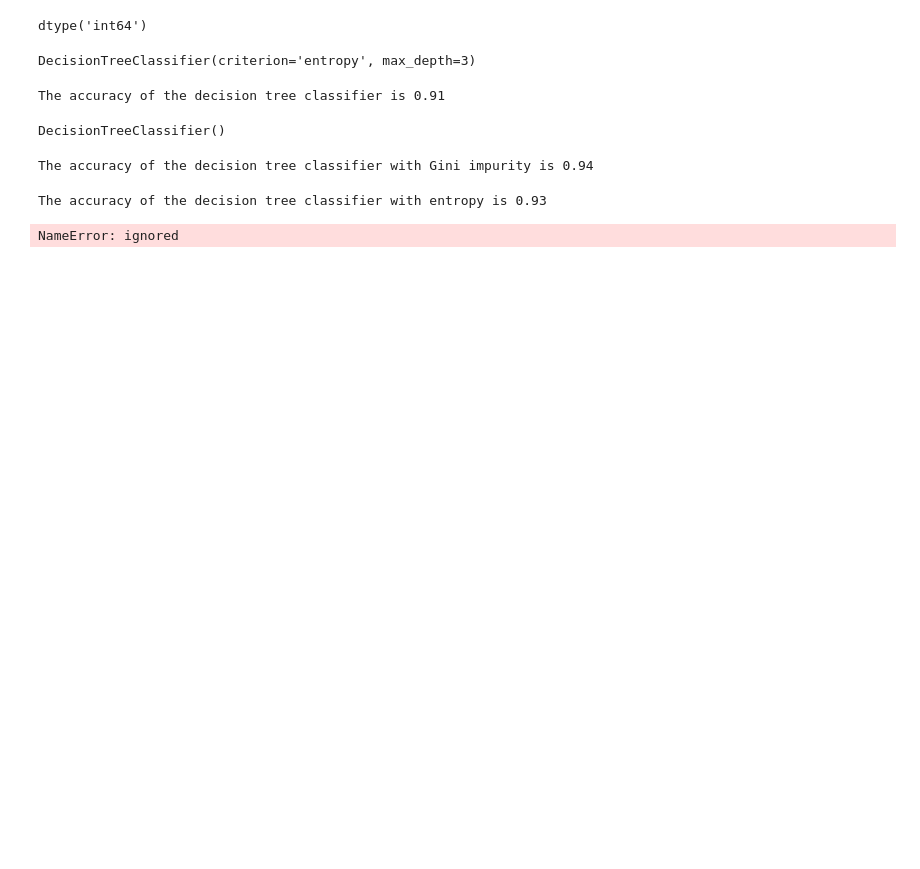
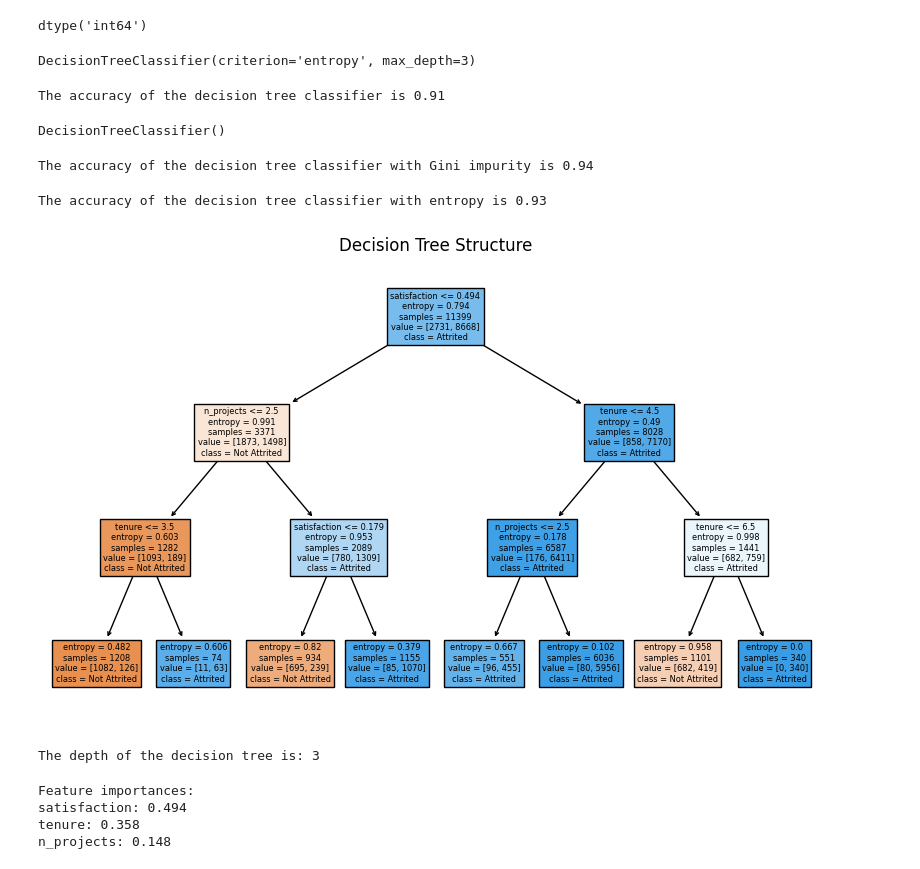
Before and after one commit to sanjayi2000/MachineLearning, a Jupyter notebook: 2348552_Lab7.ipynb, the cells around one changed output. Saved outputs shown, nothing was run; the diff lists cells and outputs as text; code cells hidden in the pictures; blank space fills up the shorter version.

```diff
--- a/2348552_Lab7.ipynb
+++ b/2348552_Lab7.ipynb
@@ -181,9 +181,28 @@ print(f"The accuracy of the decision tree classifier with entropy is {acc_entrop
 # %% [output]
 The accuracy of the decision tree classifier with entropy is 0.93
 # %%
-fr.figure(figsize=(10, 6))
-tree.plot_tree(clf, feature_names=X.columns, class_names=["Not Attrited", "Attrited"], filled=True)
-plt.title("Dom sklearn import tree pltecision Tree Structure")
+plt.figure(figsize=(10, 6))
+plot_tree(clf, feature_names=X.columns, class_names=["Not Attrited", "Attrited"], filled=True)
+plt.title("Decision Tree Structure")
 plt.show()
 # %% [output]
-NameError: ignored
+[figure, added]
+# %%
+depth = clf.get_depth()
+print(f"The depth of the decision tree is: {depth}")
+# %% [output]
+The depth of the decision tree is: 3
+# %%
+# Print the feature importances
+feature_importances = clf.feature_importances_
+feature_names = X.columns
+importance_dict = dict(zip(feature_names, feature_importances))
+sorted_importance_dict = dict(sorted(importance_dict.items(), key=lambda x: x[1], reverse=True))
+print("Feature importances:")
+for feature, importance in sorted_importance_dict.items():
+    print(f"{feature}: {importance:.3f}")
+# %% [output]
+Feature importances:
+satisfaction: 0.494
+tenure: 0.358
+n_projects: 0.148
```
Also changed, not shown: parts of 10 cells of this notebook.
